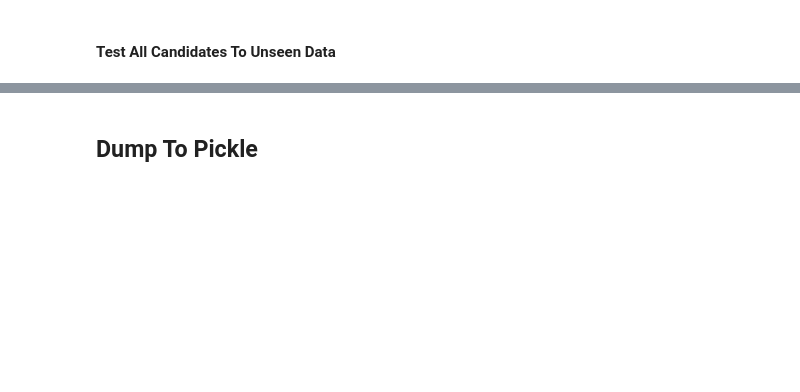
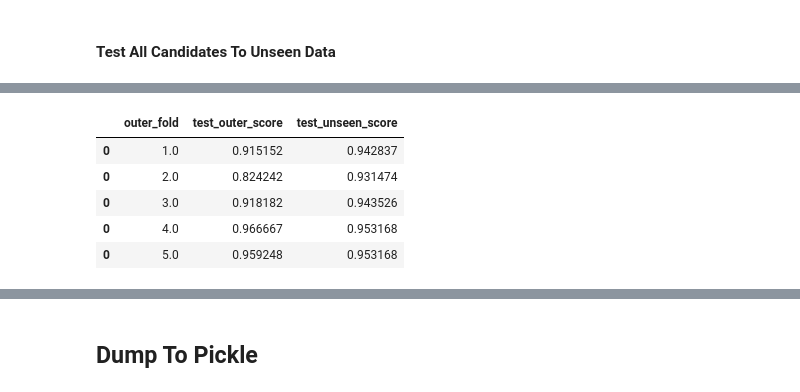
Before and after one commit to bahyhelmihp/web-crawler, a Jupyter notebook: api/datasets/Modelling-RandomForest.ipynb, the cells around one changed output, grey strips where cells are left out. Saved outputs shown, nothing was run; the diff lists cells and outputs as text; code cells hidden in the pictures; blank space fills up the shorter version.

```diff
--- a/api/datasets/Modelling-RandomForest.ipynb
+++ b/api/datasets/Modelling-RandomForest.ipynb
@@ -244,0 +289,11 @@ False Negative: 3
+# %%
+df_x = pd.concat([df_outer_fold_result.iloc[:,0:1] , df_outer_fold_result.iloc[:,-1:], df_test_unseen_result[['test_unseen_score']]], axis=1)
+# %%
+df_x
+# %% [output]
+|  | outer_fold | test_outer_score | test_unseen_score |
+| 0 | 1.0 | 0.915152 | 0.942837 |
+| 0 | 2.0 | 0.824242 | 0.931474 |
+| 0 | 3.0 | 0.918182 | 0.943526 |
+| 0 | 4.0 | 0.966667 | 0.953168 |
+| 0 | 5.0 | 0.959248 | 0.953168 |
```
Also changed, not shown: parts of 19 cells of this notebook, 4 other files.
